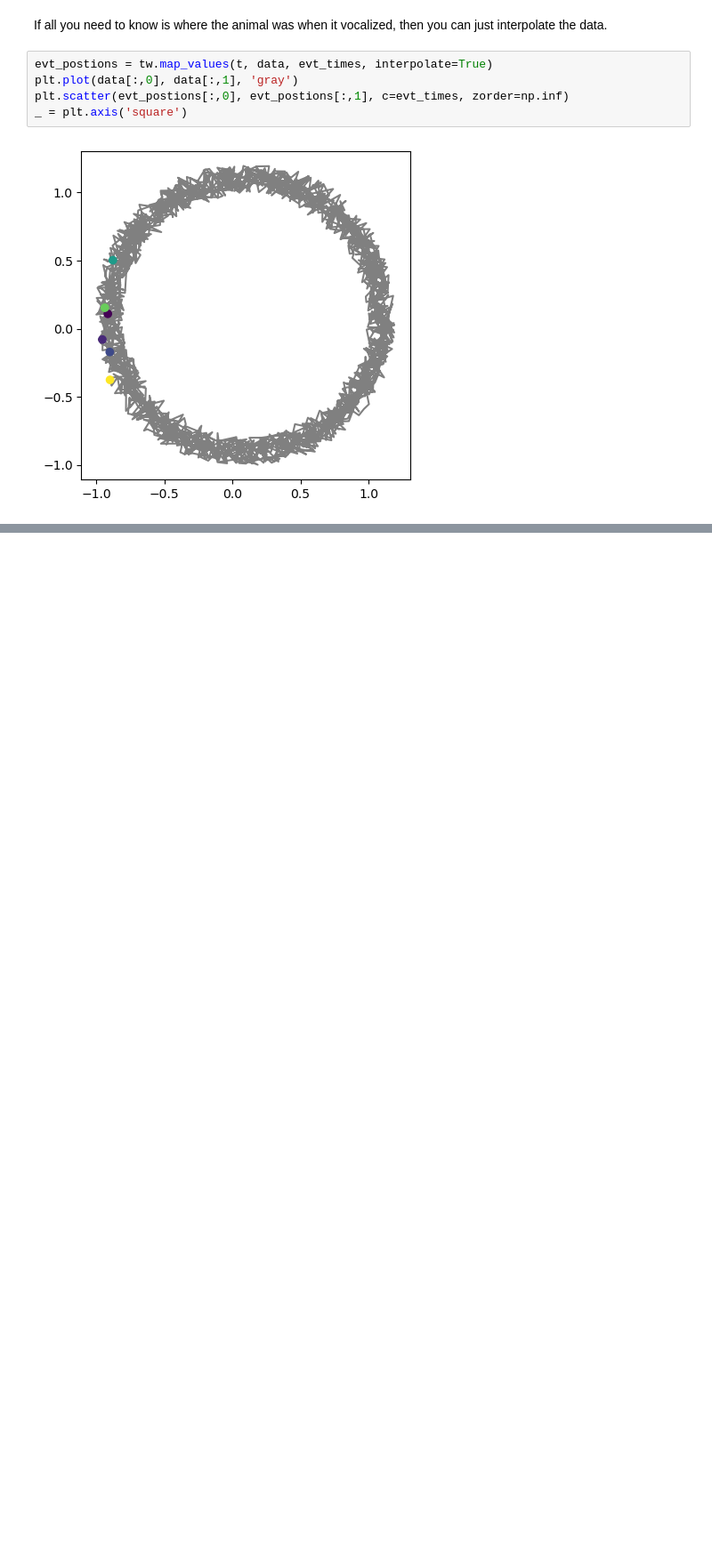
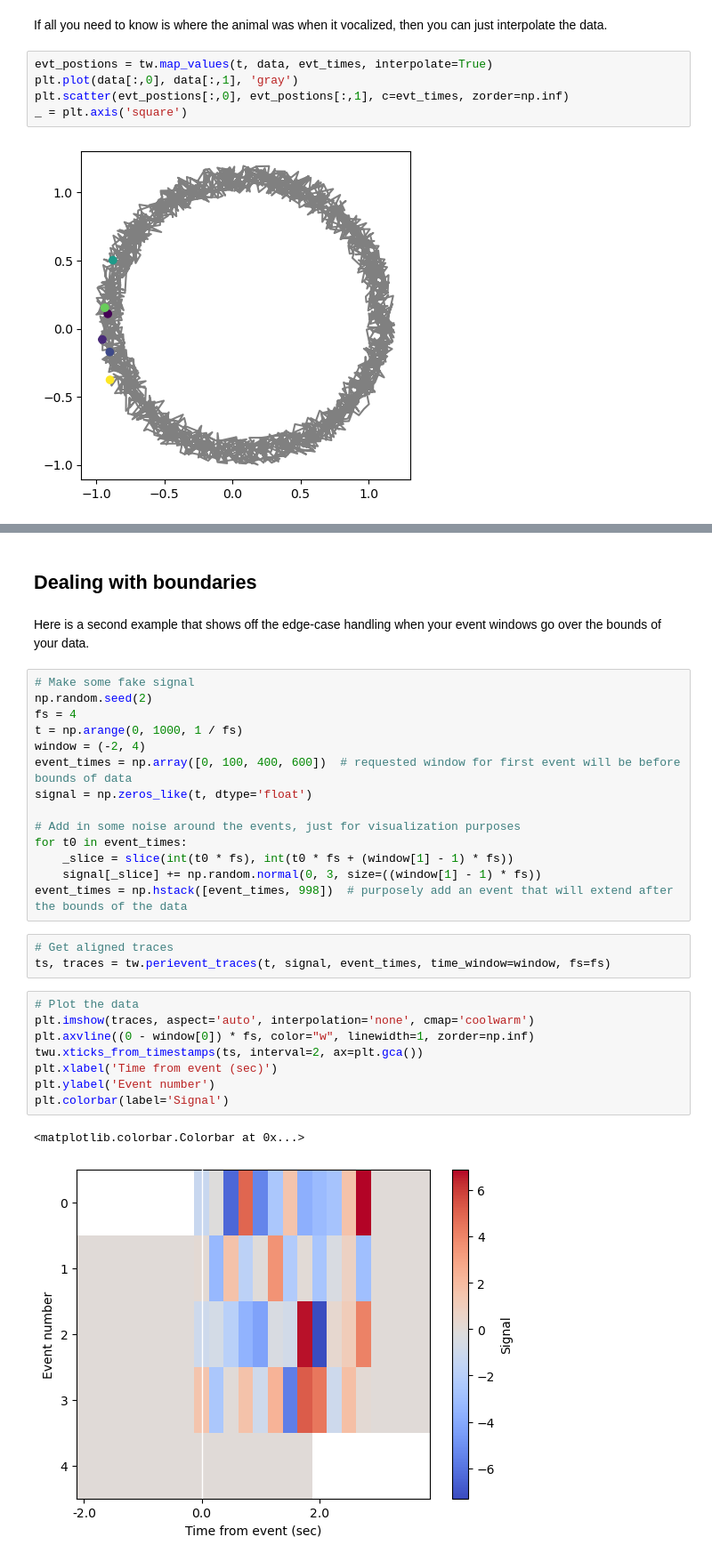
Before and after one commit to jonahpearl/timewizard, a Jupyter notebook: docs/perievent_tutorial.ipynb, the cells around one changed output, grey strips where cells are left out. Shown at 89% size. Saved outputs shown, nothing was run; the diff lists cells and outputs as text; blank space fills up the shorter version.

```diff
--- a/docs/perievent_tutorial.ipynb
+++ b/docs/perievent_tutorial.ipynb
@@ -58,0 +58,32 @@ for iEvt in range(traces.shape[0]):
+# %% [markdown]
+## Dealing with boundaries
+# %% [markdown]
+Here is a second example that shows off the edge-case handling when your event windows go over the bounds of your data.
+# %%
+# Make some fake signal
+np.random.seed(2)
+fs = 4
+t = np.arange(0, 1000, 1 / fs)
+window = (-2, 4)
+event_times = np.array([0, 100, 400, 600])  # requested window for first event will be before bounds of data
+signal = np.zeros_like(t, dtype='float')
+
+# Add in some noise around the events, just for visualization purposes
+for t0 in event_times:
+    _slice = slice(int(t0 * fs), int(t0 * fs + (window[1] - 1) * fs))
+    signal[_slice] += np.random.normal(0, 3, size=((window[1] - 1) * fs))
+event_times = np.hstack([event_times, 998])  # purposely add an event that will extend after the bounds of the data
+# %%
+# Get aligned traces
+ts, traces = tw.perievent_traces(t, signal, event_times, time_window=window, fs=fs)
+# %%
+# Plot the data
+plt.imshow(traces, aspect='auto', interpolation='none', cmap='coolwarm')
+plt.axvline((0 - window[0]) * fs, color="w", linewidth=1, zorder=np.inf)
+twu.xticks_from_timestamps(ts, interval=2, ax=plt.gca())
+plt.xlabel('Time from event (sec)')
+plt.ylabel('Event number')
+plt.colorbar(label='Signal')
+# %% [output]
+<matplotlib.colorbar.Colorbar at 0x...>
+[figure, added]
```
Also changed, not shown: parts of 13 cells of this notebook.
